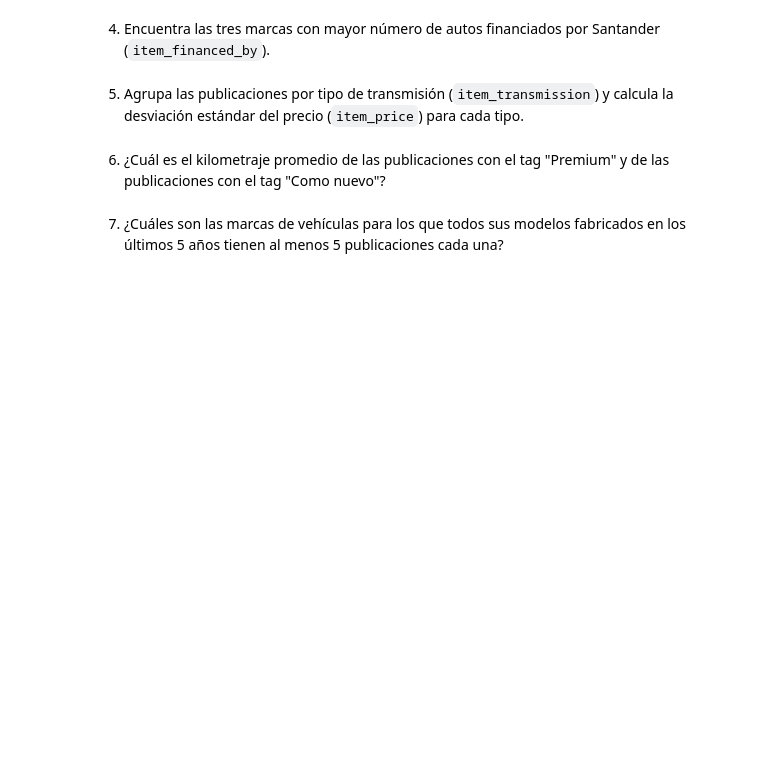
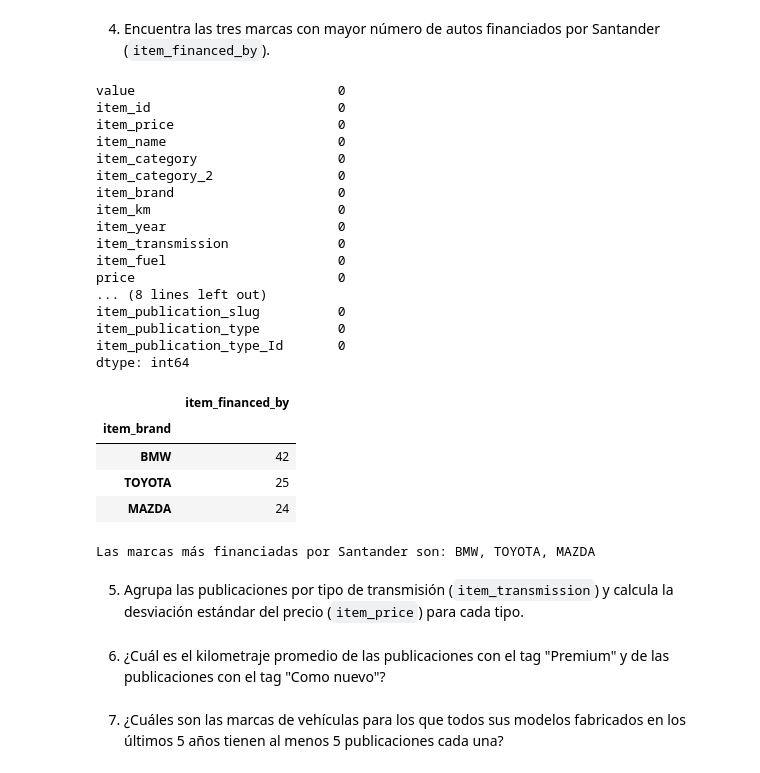
Before and after one commit to qlab-intro-python/tarea-4-zegarra-rivera-bueno, a Jupyter notebook: tarea_4_plantilla.ipynb, the cells around one changed output. Drawn from its saved outputs; the diff is of its cells as text; code cells hidden in the pictures; blank space fills up the shorter version.

```diff
--- a/tarea_4_plantilla.ipynb
+++ b/tarea_4_plantilla.ipynb
@@ -35,3 +118,43 @@ Importa el conjunto de datos `neoauto_20240924.csv`
+# %%
+# Solución
+df_neoauto.head()
+
+null_sum = df_neoauto.isna().sum()
+display(null_sum)
+
+"Podemos observar que Santander tiene bastante nulos. Eliminaremos esas filas"
+
+df_neoauto_corregido = df_neoauto.dropna()
+df_neoauto_corregido.isna().sum()
+
+df_4 = df_neoauto_corregido.groupby(['item_brand'])[['item_financed_by']].count()
+display(df_4.sort_values(["item_financed_by"], ascending = False).head(3))
+
+print("Las marcas más financiadas por Santander son: BMW, TOYOTA, MAZDA")
+# %% [output]
+value                          0
+item_id                        0
+item_price                     0
+item_name                      0
+item_category                  0
+item_category_2                0
+item_brand                     0
+item_km                        0
+item_year                      0
+item_transmission              0
+item_fuel                      0
+price                          0
+... (8 lines left out)
+item_publication_slug          0
+item_publication_type          0
+item_publication_type_Id       0
+dtype: int64
+|  | item_financed_by |
+| item_brand |  |
+| BMW | 42 |
+| TOYOTA | 25 |
+| MAZDA | 24 |
+Las marcas más financiadas por Santander son: BMW, TOYOTA, MAZDA
 # %% [markdown]
 5. Agrupa las publicaciones por tipo de transmisión (`item_transmission`) y calcula la desviación estándar del precio (`item_price`) para cada tipo.
 # %%
```
Also changed, not shown: parts of 7 cells of this notebook.
